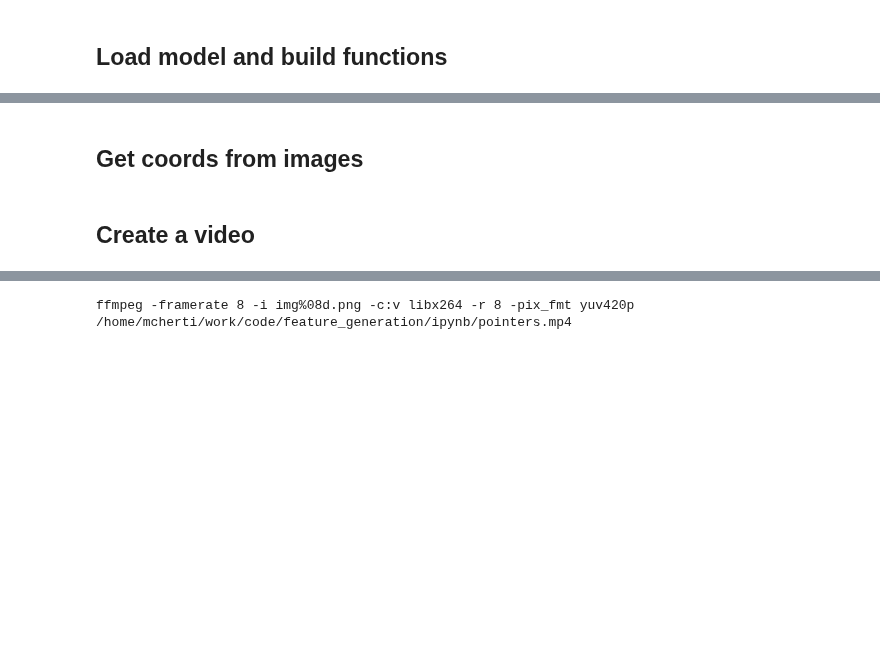
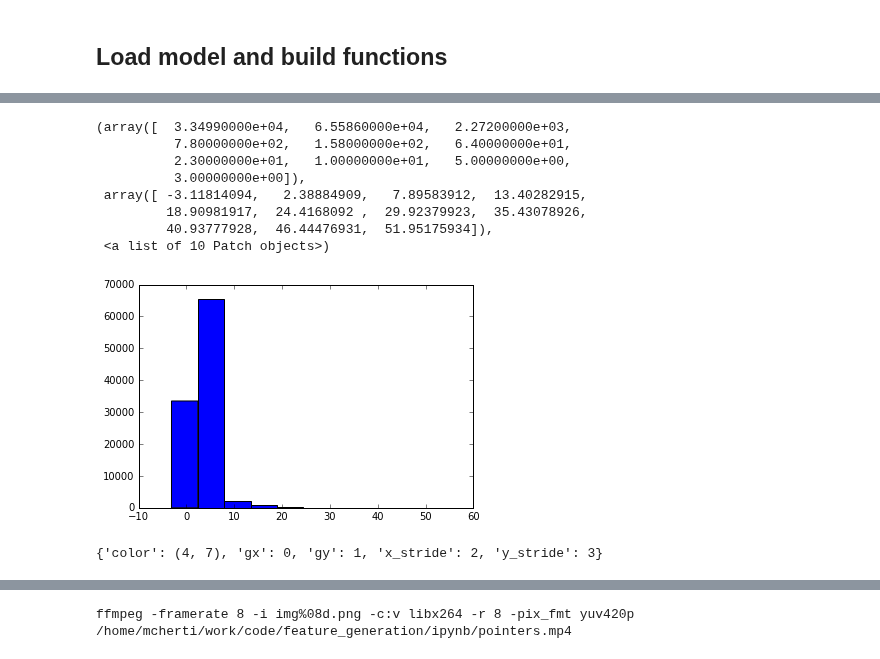
Before and after one commit to mehdidc/feature_generation, a Jupyter notebook: ipynb/brush_stroke_interactive.ipynb, the cells around one changed output, grey strips where cells are left out. Saved outputs shown, nothing was run; the diff lists cells and outputs as text; code cells hidden in the pictures; blank space fills up the shorter version.

```diff
--- a/ipynb/brush_stroke_interactive.ipynb
+++ b/ipynb/brush_stroke_interactive.ipynb
@@ -114,7 +151,27 @@ reconstruct = model.reconstruct # reconstructs an image
 # %%
 scale = get_scale(layers)
 bias = get_bias(layers)
-# %% [markdown]
-## Get coords from images
-# %% [markdown]
-## Create a video
+# %%
+X = T.tensor4()
+get_resid = theano.function([X], L.get_output(layers['biased_resid_output'], X))
+get_out = theano.function([X], L.get_output(layers['biased_output'], X))
+get_raw_out = theano.function([X], L.get_output(layers['raw_output'], X))
+get_out_from_raw_out = theano.function([X], L.get_output(layers['output'], {layers['raw_output']:X}))
+# %%
+X = model.preprocess(data.X[0:10*10])
+#plt.hist(get_out(X)[:, 0, :, :].flatten())
+plt.hist(get_resid(X)[:, 0, :, :].flatten())
+# %% [output]
+(array([  3.34990000e+04,   6.55860000e+04,   2.27200000e+03,
+          7.80000000e+02,   1.58000000e+02,   6.40000000e+01,
+          2.30000000e+01,   1.00000000e+01,   5.00000000e+00,
+          3.00000000e+00]),
+ array([ -3.11814094,   2.38884909,   7.89583912,  13.40282915,
+         18.90981917,  24.4168092 ,  29.92379923,  35.43078926,
+         40.93777928,  46.44476931,  51.95175934]),
+ <a list of 10 Patch objects>)
+[figure, added]
+# %%
+layers['brush'].assign_
+# %% [output]
+{'color': (4, 7), 'gx': 0, 'gy': 1, 'x_stride': 2, 'y_stride': 3}
```
Also changed, not shown: parts of 39 cells of this notebook, 4 other files.
